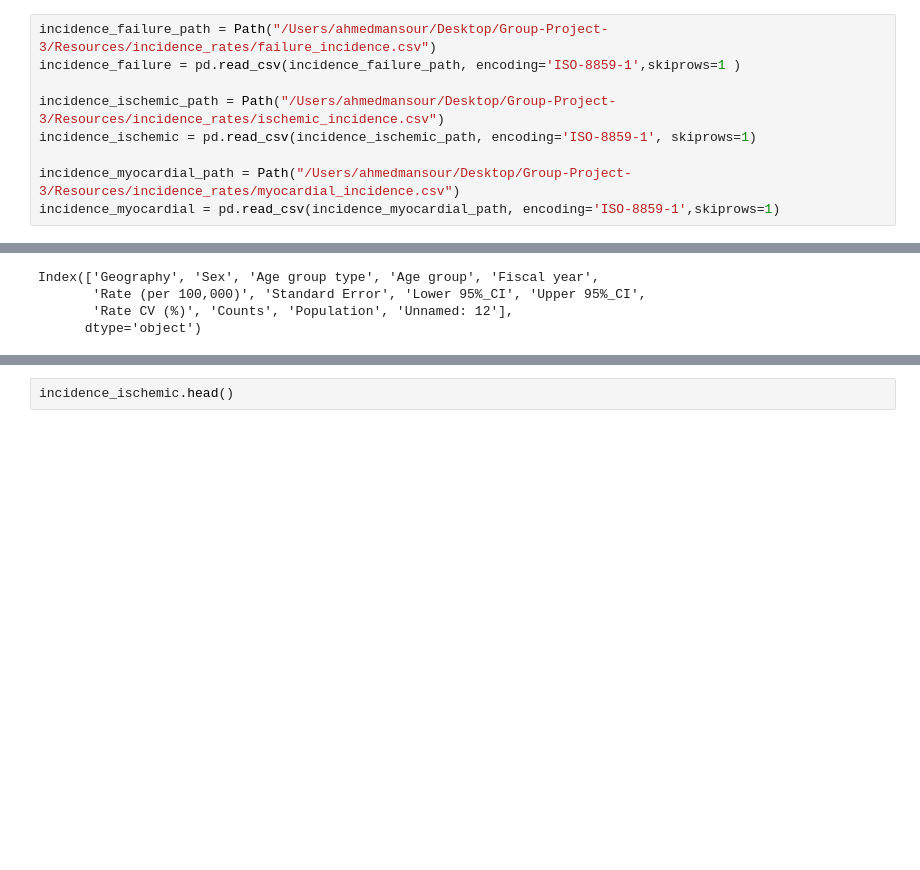
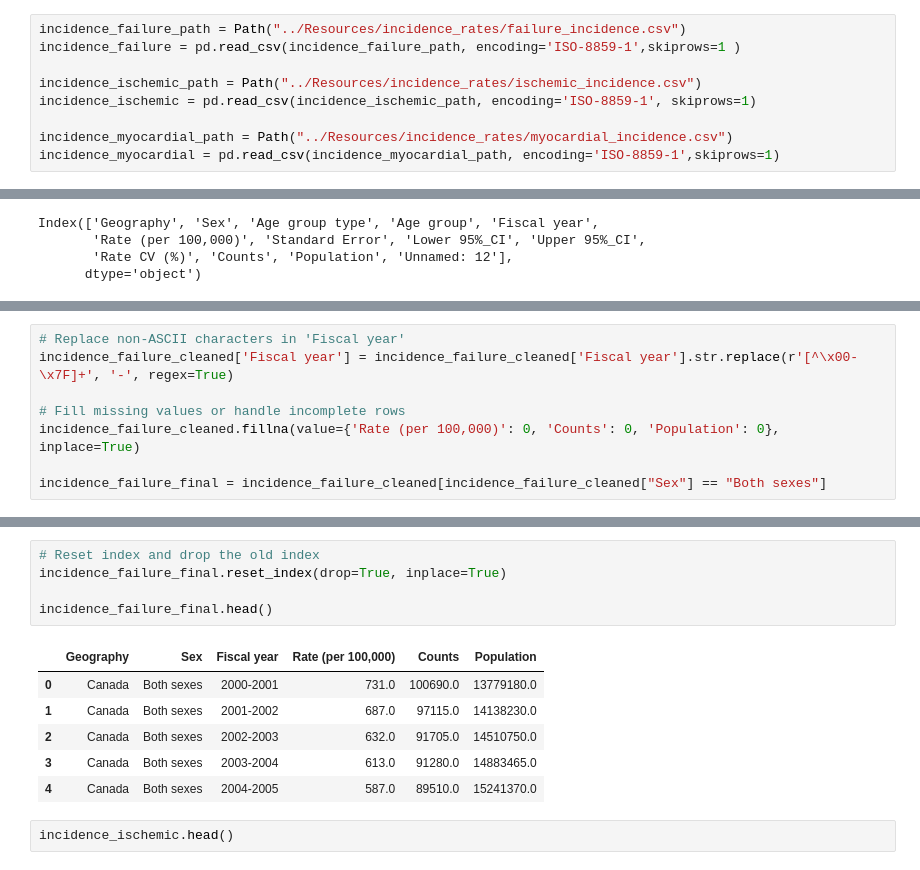
Before and after one commit to MuskanNarwal/Group-Project-3, a Jupyter notebook: Data Cleaning/.ipynb, the cells around one changed output, grey strips where cells are left out. Saved outputs shown, nothing was run; the diff lists cells and outputs as text; blank space fills up the shorter version.

```diff
--- a/Data Cleaning/.ipynb
+++ b/Data Cleaning/.ipynb
@@ -2,12 +2,12 @@
 import pandas as pd
 from pathlib import Path
 # %%
-incidence_failure_path = Path("/Users/ahmedmansour/Desktop/Group-Project-3/Resources/incidence_rates/failure_incidence.csv")
+incidence_failure_path = Path("../Resources/incidence_rates/failure_incidence.csv")
 incidence_failure = pd.read_csv(incidence_failure_path, encoding='ISO-8859-1',skiprows=1 )
 
-incidence_ischemic_path = Path("/Users/ahmedmansour/Desktop/Group-Project-3/Resources/incidence_rates/ischemic_incidence.csv")
+incidence_ischemic_path = Path("../Resources/incidence_rates/ischemic_incidence.csv")
 incidence_ischemic = pd.read_csv(incidence_ischemic_path, encoding='ISO-8859-1', skiprows=1)
 
-incidence_myocardial_path = Path("/Users/ahmedmansour/Desktop/Group-Project-3/Resources/incidence_rates/myocardial_incidence.csv")
+incidence_myocardial_path = Path("../Resources/incidence_rates/myocardial_incidence.csv")
 incidence_myocardial = pd.read_csv(incidence_myocardial_path, encoding='ISO-8859-1',skiprows=1)
 # %%
@@ -93,0 +87,8 @@ incidence_failure_final.head()
+# %%
+# Replace non-ASCII characters in 'Fiscal year'
+incidence_failure_cleaned['Fiscal year'] = incidence_failure_cleaned['Fiscal year'].str.replace(r'[^\x00-\x7F]+', '-', regex=True)
+
+# Fill missing values or handle incomplete rows
+incidence_failure_cleaned.fillna(value={'Rate (per 100,000)': 0, 'Counts': 0, 'Population': 0}, inplace=True)
+
+incidence_failure_final = incidence_failure_cleaned[incidence_failure_cleaned["Sex"] == "Both sexes"]
@@ -94,3 +105,15 @@ incidence_failure_final.head()
+# %%
+# Reset index and drop the old index
+incidence_failure_final.reset_index(drop=True, inplace=True)
+
+incidence_failure_final.head()
+# %% [output]
+|  | Geography | Sex | Fiscal year | Rate (per 100,000) | Counts | Population |
+| 0 | Canada | Both sexes | 2000-2001 | 731.0 | 100690.0 | 13779180.0 |
+| 1 | Canada | Both sexes | 2001-2002 | 687.0 | 97115.0 | 14138230.0 |
+| 2 | Canada | Both sexes | 2002-2003 | 632.0 | 91705.0 | 14510750.0 |
+| 3 | Canada | Both sexes | 2003-2004 | 613.0 | 91280.0 | 14883465.0 |
+| 4 | Canada | Both sexes | 2004-2005 | 587.0 | 89510.0 | 15241370.0 |
 # %%
 incidence_ischemic.head()
 # %% [output]
```
Also changed, not shown: parts of 22 cells of this notebook, 1 other file.
